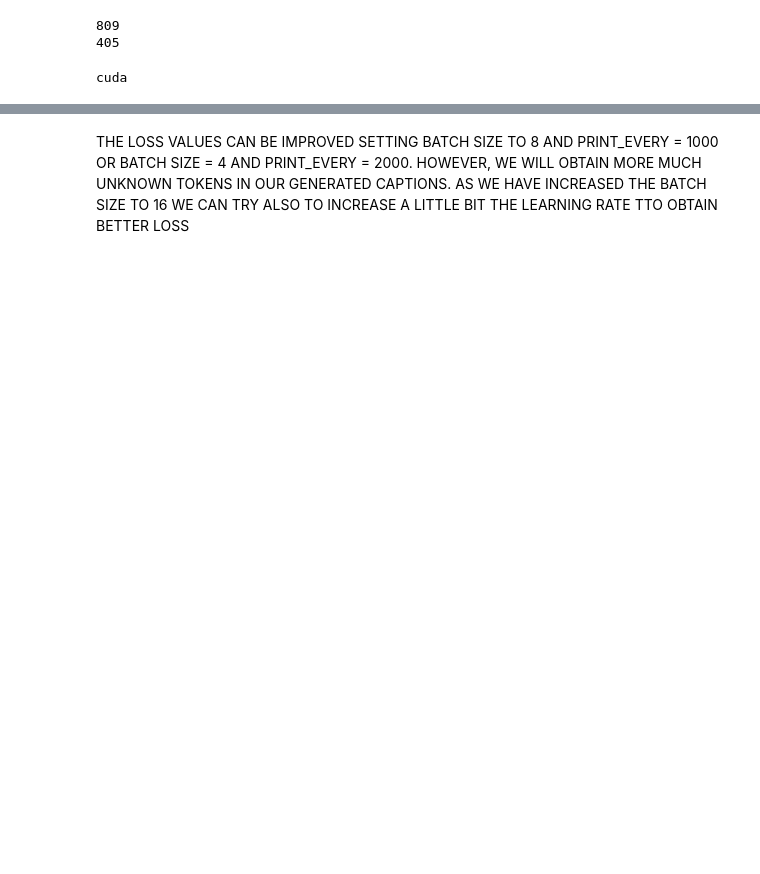
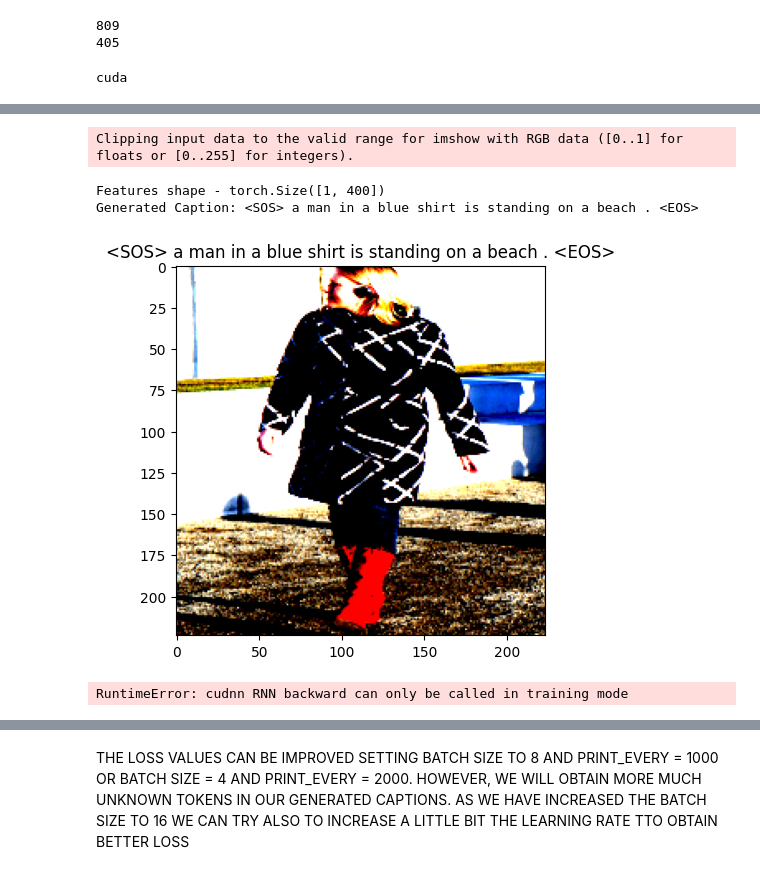
Before and after one commit to DCC-UAB/dlnn-project_ia-group_2, a Jupyter notebook: training_model_2_loader_v2.ipynb, the cells around one changed output, grey strips where cells are left out. Cells and saved outputs as stored; diff of their text form; code cells hidden in the pictures; blank space fills up the shorter version.

Commit message:
visualize validation captions

```diff
--- a/training_model_2_loader_v2.ipynb
+++ b/training_model_2_loader_v2.ipynb
@@ -86,3 +86,10 @@ cuda
 model = EncoderDecoder(embed_size, hidden_size, vocab_size_train, num_layers).to(device)
 criterion = nn.CrossEntropyLoss(ignore_index=pad_index)
 optimizer = optim.Adam(model.parameters(), lr=learning_rate)
+# %%
+### USING TRAIN_VAL MERGED FUNCTION TO ALSO VISUALIZE CAPTIONS IN VALIDATION, HERE NOT CARE ABOUT THE VAL LOSS
+
+losses = {"train": [], "val": []}
+for epoch in range(20):
+    train_val_visualize_captions(epoch, train_dataloader, val_dataloader, model, optimizer, criterion, vocab_size_train, vocab_train_df, device)
+# %% [output]
@@ -89 +97,6 @@ optimizer = optim.Adam(model.parameters(), lr=learning_rate)
+Clipping input data to the valid range for imshow with RGB data ([0..1] for floats or [0..255] for integers).
+Features shape - torch.Size([1, 400])
+Generated Caption: <SOS> a man in a blue shirt is standing on a beach . <EOS>
+[figure, added]
+RuntimeError: cudnn RNN backward can only be called in training mode
 # %%
```
Also changed, not shown: parts of 3 cells of this notebook, 1 other file.
